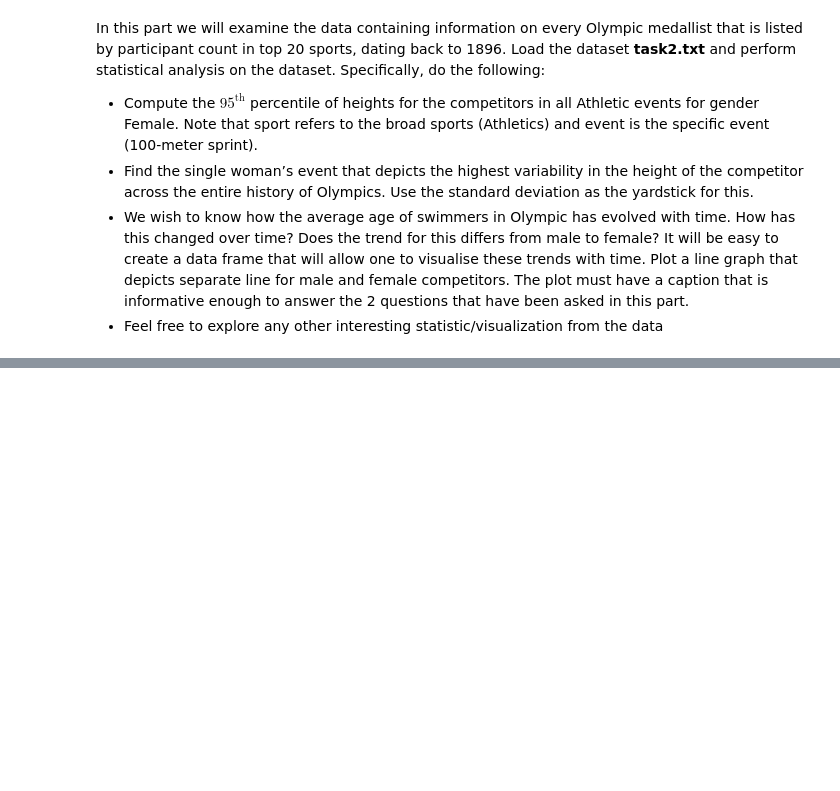
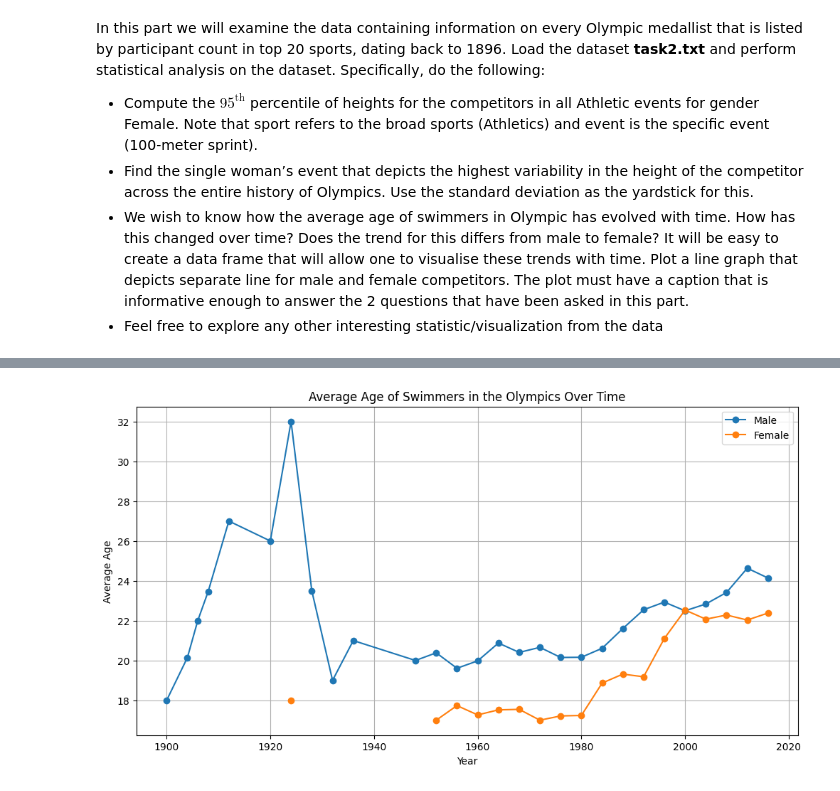
Before and after one commit to amirheyvaz/WiSe-2024, a Jupyter notebook: ML LAB/Exercises/1/1747696_Exercise_01.ipynb, the cells around one changed output, grey strips where cells are left out. Cells and saved outputs as stored; diff of their text form; code cells hidden in the pictures; blank space fills up the shorter version.

```diff
--- a/ML LAB/Exercises/1/1747696_Exercise_01.ipynb
+++ b/ML LAB/Exercises/1/1747696_Exercise_01.ipynb
@@ -421,0 +430,21 @@ df.head()
+# %%
+swimmers = df[df['sport'] == 'Swimming']
+
+# Step 3: Calculate the average age of swimmers by year and gender
+average_age = swimmers.groupby(['year', 'sex'])['age'].mean().reset_index()
+
+# Step 4: Create a DataFrame for visualization
+df3 = average_age.pivot(index='year', columns='sex', values='age')
+
+# Plot a line graph for male and female swimmers
+plt.figure(figsize=(12, 6))
+plt.plot(df3.index, df3['M'], label='Male', marker='o')
+plt.plot(df3.index, df3['F'], label='Female', marker='o')
+plt.xlabel('Year')
+plt.ylabel('Average Age')
+plt.title('Average Age of Swimmers in the Olympics Over Time')
+plt.legend()
+plt.grid(True)
+plt.show()
+# %% [output]
+[figure, added]
```
Also changed, not shown: parts of 3 cells of this notebook, 2 other files.
